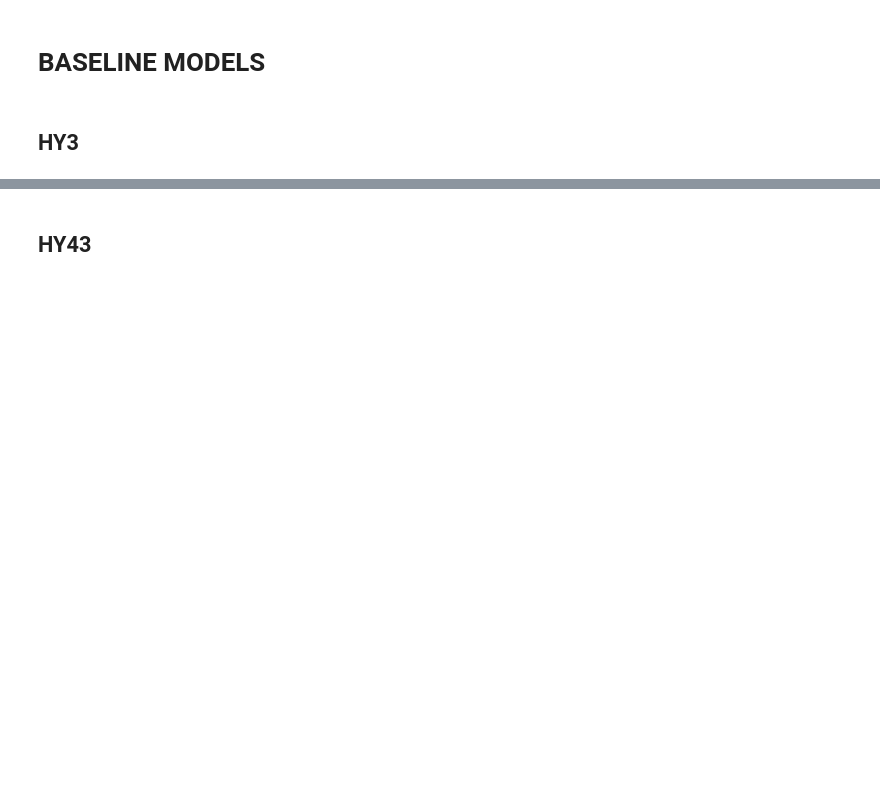
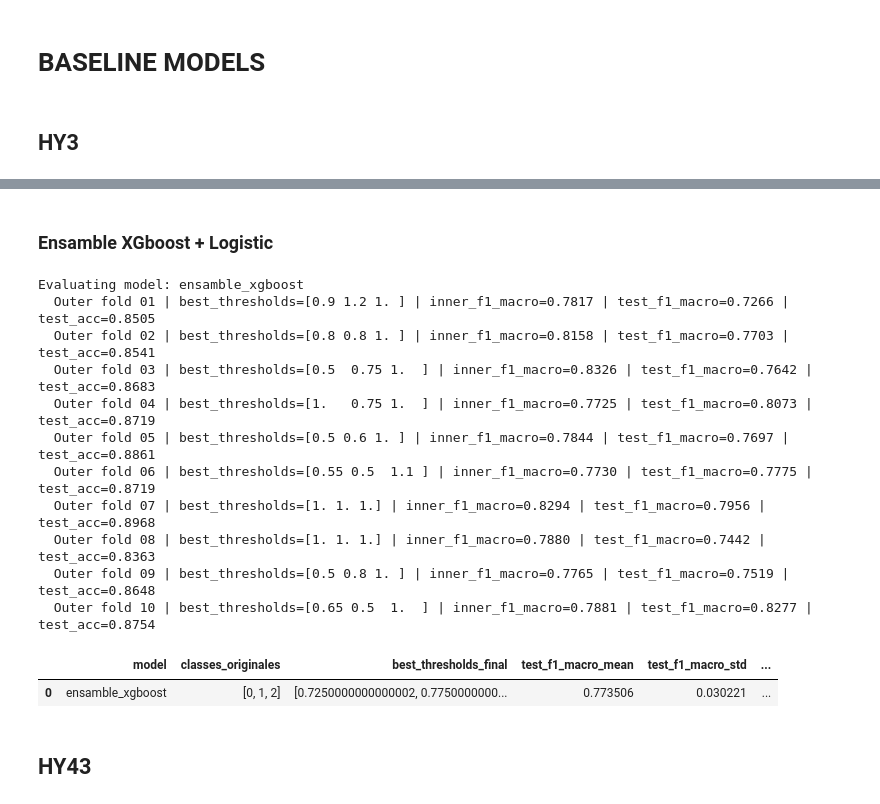
Before and after one commit to fserracrespi/PD_progression_ppmi, a Jupyter notebook: SCRIPTS/PYTHON/MODEL_ANALYSIS/CLASSIFICATION_STUDIES/Multiclass_V2.ipynb, the cells around one changed output, grey strips where cells are left out. Saved outputs shown, nothing was run; the diff lists cells and outputs as text; code cells hidden in the pictures; blank space fills up the shorter version.

```diff
--- a/SCRIPTS/PYTHON/MODEL_ANALYSIS/CLASSIFICATION_STUDIES/Multiclass_V2.ipynb
+++ b/SCRIPTS/PYTHON/MODEL_ANALYSIS/CLASSIFICATION_STUDIES/Multiclass_V2.ipynb
@@ -1051,0 +1449,54 @@ Evaluating model: svm
+# %% [markdown]
+### Ensamble XGboost + Logistic
+# %%
+from sklearn.ensemble import StackingClassifier
+
+from imblearn.pipeline import Pipeline
+from imblearn.over_sampling import RandomOverSampler
+
+ros = RandomOverSampler(sampling_strategy={2: 80}, random_state=42)
+
+pipeline_original = classification_models_by_weight_HY3['w_c2_10']['xgboost']
+
+nuevo_pipeline = Pipeline(steps=[
+    ('oversample', ros),
+    ('model', pipeline_original)
+])
+
+
+estimators = [('xgboost',nuevo_pipeline)]
+stacking_clf = StackingClassifier(
+    estimators=estimators,
+    final_estimator=classification_models_by_weight_HY3['w_c2_10']['logistic_regression']
+)
+
+results_df_ros_xgb, detailed_results_XGB = evaluate_model_10x10_f1macro_thresholds_3class(
+                model_dict={'ensamble_xgboost': stacking_clf},
+                X=pd.read_csv(X_multiples_HY3['X_VX_STATS_V2'], index_col=0),
+                y=pd.read_csv(y_multiples_HY3['HY3_v2'], index_col=0),
+                n_outer=10,
+                n_inner=5,
+                test_size_outer=0.30,
+                test_size_inner=0.30,
+                random_state=42,
+                threshold_grid=np.arange(0.5, 1.51, 0.05),
+                threshold_aggregation="median",
+                greedy_rounds=3,
+                verbose=True
+            )
+
+results_df_ros_xgb
+# %% [output]
+Evaluating model: ensamble_xgboost
+  Outer fold 01 | best_thresholds=[0.9 1.2 1. ] | inner_f1_macro=0.7817 | test_f1_macro=0.7266 | test_acc=0.8505
+  Outer fold 02 | best_thresholds=[0.8 0.8 1. ] | inner_f1_macro=0.8158 | test_f1_macro=0.7703 | test_acc=0.8541
+  Outer fold 03 | best_thresholds=[0.5  0.75 1.  ] | inner_f1_macro=0.8326 | test_f1_macro=0.7642 | test_acc=0.8683
+  Outer fold 04 | best_thresholds=[1.   0.75 1.  ] | inner_f1_macro=0.7725 | test_f1_macro=0.8073 | test_acc=0.8719
+  Outer fold 05 | best_thresholds=[0.5 0.6 1. ] | inner_f1_macro=0.7844 | test_f1_macro=0.7697 | test_acc=0.8861
+  Outer fold 06 | best_thresholds=[0.55 0.5  1.1 ] | inner_f1_macro=0.7730 | test_f1_macro=0.7775 | test_acc=0.8719
+  Outer fold 07 | best_thresholds=[1. 1. 1.] | inner_f1_macro=0.8294 | test_f1_macro=0.7956 | test_acc=0.8968
+  Outer fold 08 | best_thresholds=[1. 1. 1.] | inner_f1_macro=0.7880 | test_f1_macro=0.7442 | test_acc=0.8363
+  Outer fold 09 | best_thresholds=[0.5 0.8 1. ] | inner_f1_macro=0.7765 | test_f1_macro=0.7519 | test_acc=0.8648
+  Outer fold 10 | best_thresholds=[0.65 0.5  1.  ] | inner_f1_macro=0.7881 | test_f1_macro=0.8277 | test_acc=0.8754
+|  | model | classes_originales | best_thresholds_final | test_f1_macro_mean | test_f1_macro_std | ... |
+| 0 | ensamble_xgboost | [0, 1, 2] | [0.7250000000000002, 0.7750000000... | 0.773506 | 0.030221 | ... |
```
Also changed, not shown: parts of 16 cells of this notebook, 15 other files.
